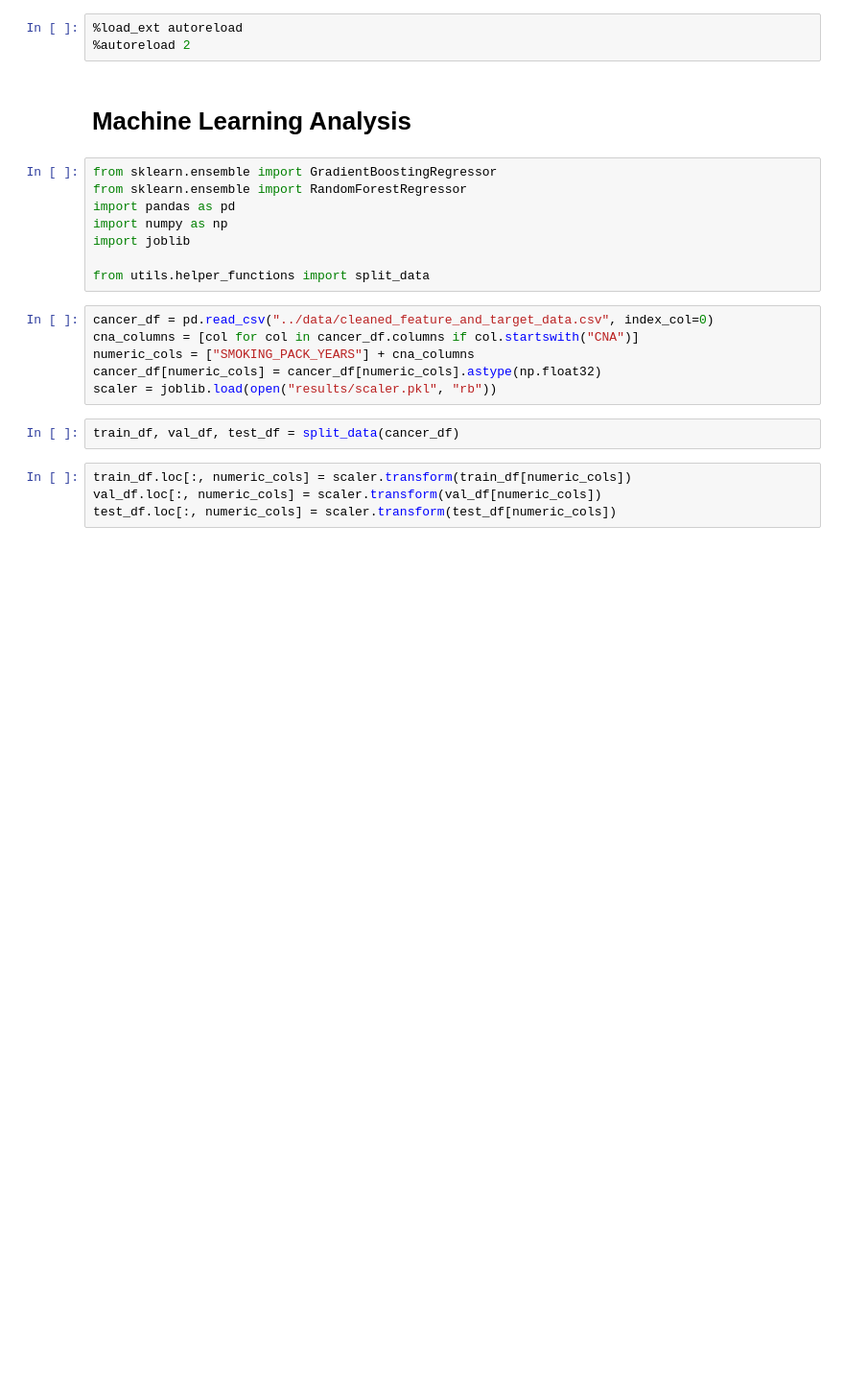
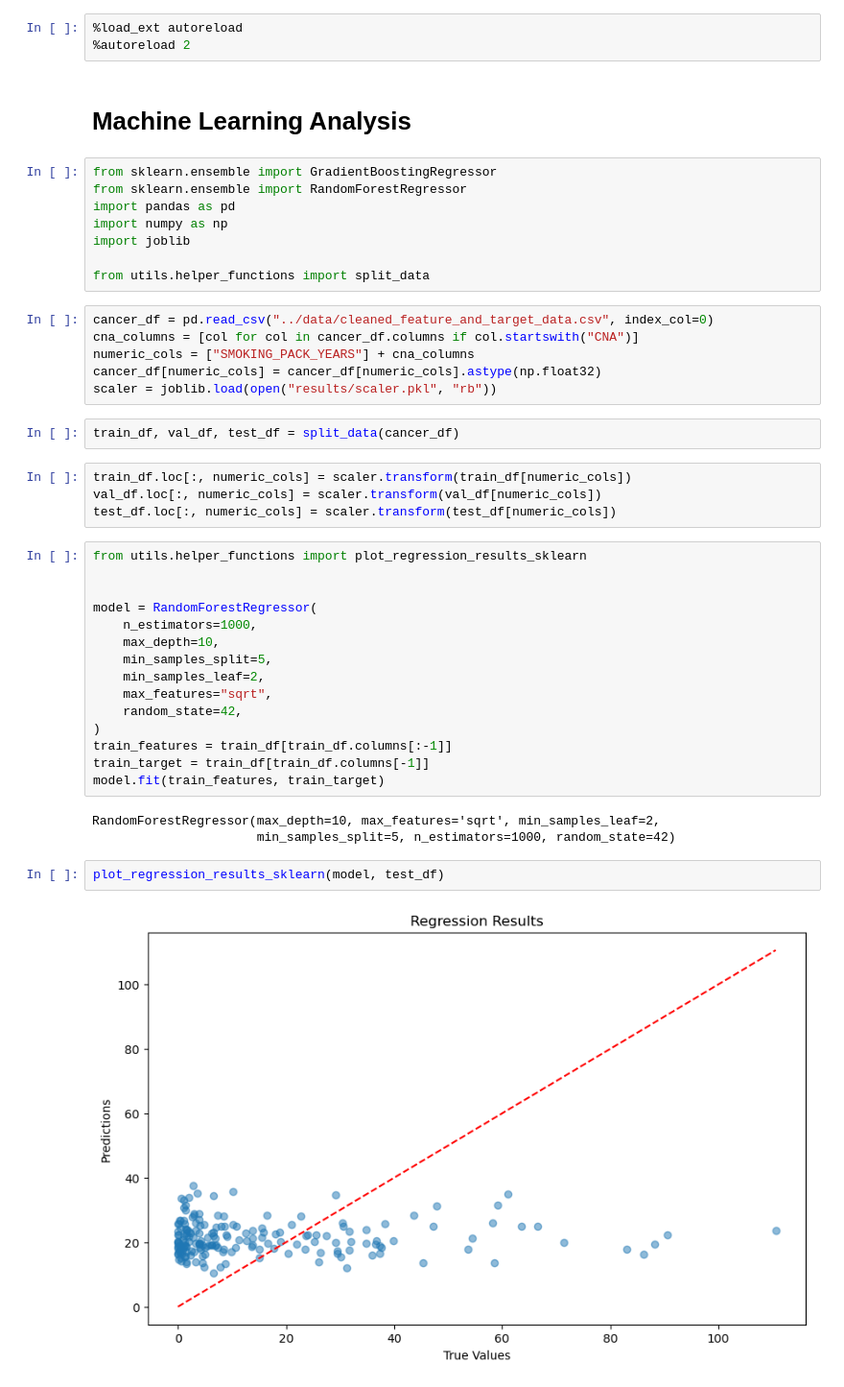
Before and after one commit to jacob-tye/BMI_6114_Project, a Jupyter notebook: analysis/01_ml_analysis_rf.ipynb, the cells around one changed output. Shown: that part at 96% size. Drawn from its saved outputs; the diff is of its cells as text; blank space fills up the shorter version.

Commit message:
added some helper fcts

```diff
--- a/analysis/01_ml_analysis_rf.ipynb
+++ b/analysis/01_ml_analysis_rf.ipynb
@@ -23,3 +23,25 @@ train_df, val_df, test_df = split_data(cancer_df)
 train_df.loc[:, numeric_cols] = scaler.transform(train_df[numeric_cols])
 val_df.loc[:, numeric_cols] = scaler.transform(val_df[numeric_cols])
 test_df.loc[:, numeric_cols] = scaler.transform(test_df[numeric_cols])
+# %%
+from utils.helper_functions import plot_regression_results_sklearn
+
+
+model = RandomForestRegressor(
+    n_estimators=1000,
+    max_depth=10,
+    min_samples_split=5,
+    min_samples_leaf=2,
+    max_features="sqrt",
+    random_state=42,
+)
+train_features = train_df[train_df.columns[:-1]]
+train_target = train_df[train_df.columns[-1]]
+model.fit(train_features, train_target)
+# %% [output]
+RandomForestRegressor(max_depth=10, max_features='sqrt', min_samples_leaf=2,
+                      min_samples_split=5, n_estimators=1000, random_state=42)
+# %%
+plot_regression_results_sklearn(model, test_df)
+# %% [output]
+[figure, added]
```
Also changed, not shown: 1 other file.
